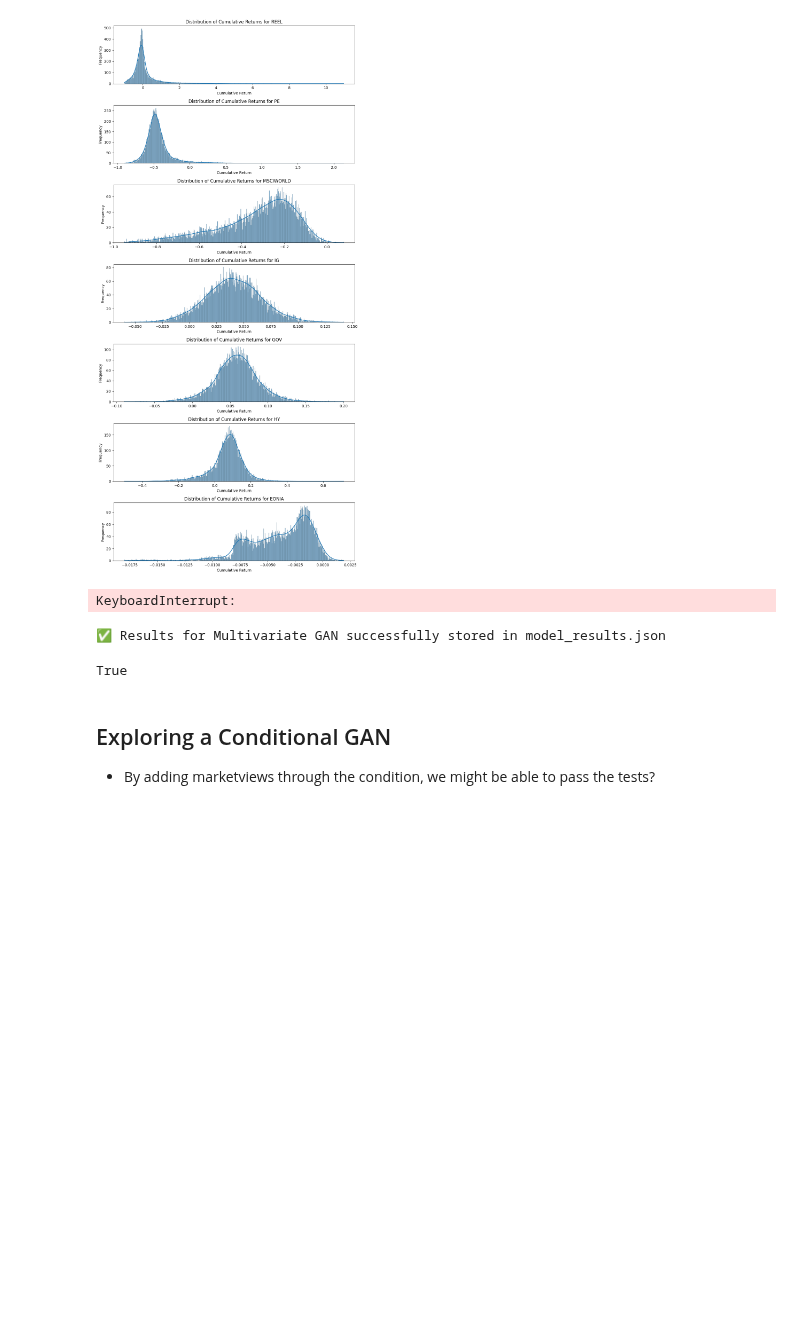
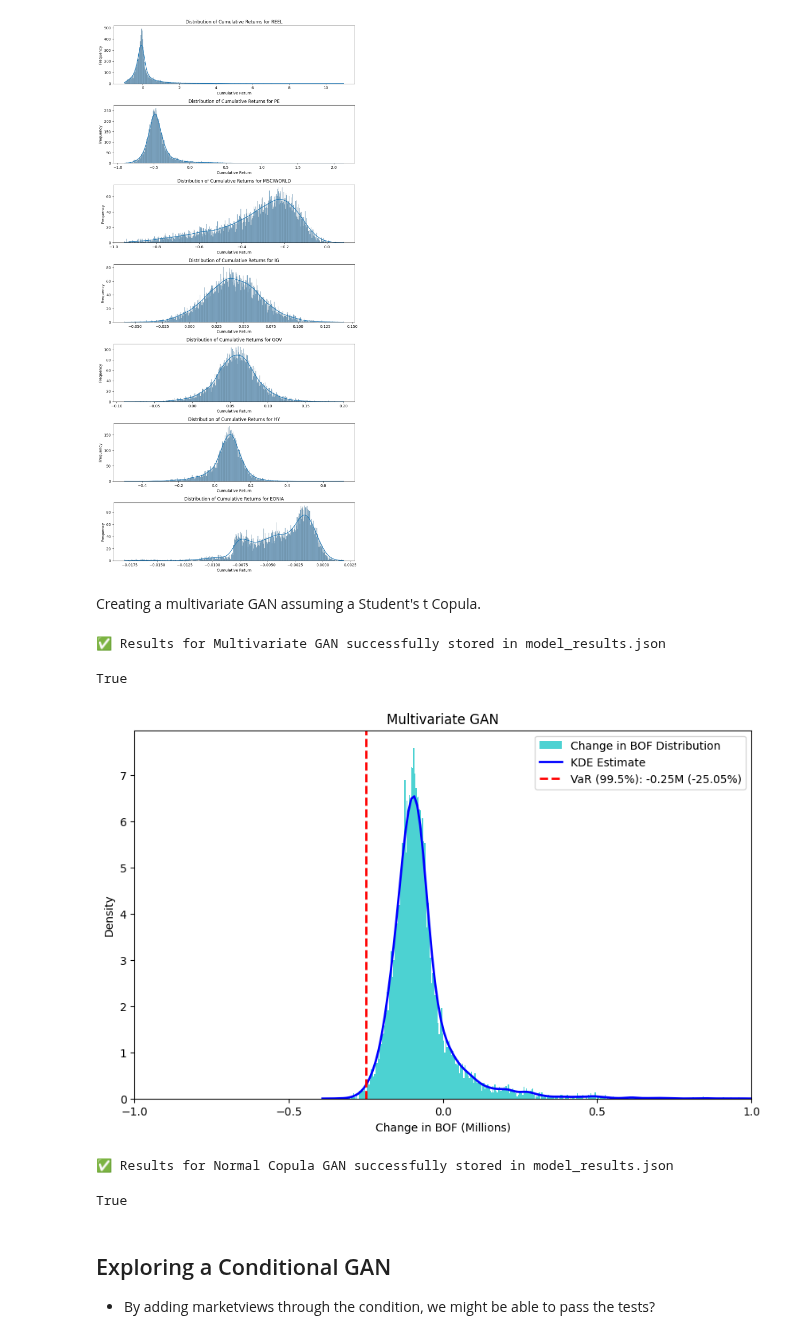
Before and after one commit to nickaskari/master-thesis, a Jupyter notebook: model_comparisons.ipynb, the cells around one changed output. Saved outputs shown, nothing was run; the diff lists cells and outputs as text; code cells hidden in the pictures; blank space fills up the shorter version.

Commit message:
normalcopula

```diff
--- a/model_comparisons.ipynb
+++ b/model_comparisons.ipynb
@@ -245,8 +246,10 @@ plt.tight_layout()
 plt.show()
 # %% [output]
 [figure]
+# %% [markdown]
+Creating a multivariate GAN assuming a Student's t Copula.
 # %%
-multi_gan = CopulaGAN(
+multi_gan = StudentsCopulaGAN(
     gan_samples=gan_samples,
     weights=weights
 )
@@ -254,6 +257,4 @@ multi_gan = CopulaGAN(
 dist_multi_gan, scr_multi_gan = multi_gan.calculate_distribution_and_scr()
 
 plot_bof_var(dist_multi_gan, scr_multi_gan, "Multivariate GAN", bof_0)
-# %% [output]
-KeyboardInterrupt:
 # %%
@@ -261,6 +262,22 @@ save_results(model_name="Multivariate GAN", distribution=dist_multi_gan, scr=scr
 # %% [output]
 ✅ Results for Multivariate GAN successfully stored in model_results.json
 True
+# %%
+normal_multi_gan = CopulaGANNormal(
+    gan_samples=gan_samples,
+    weights=weights
+)
+
+dist_normal_gan, scr_normal_gan = normal_multi_gan.calculate_distribution_and_scr()
+
+plot_bof_var(dist_normal_gan, scr_normal_gan, "Normal Copula GAN", bof_0)
+# %% [output]
+[figure, added]
+# %%
+save_results(model_name="Normal Copula GAN", distribution=dist_normal_gan, scr=scr_normal_gan, weights=weights, overwrite=False)
+# %% [output]
+✅ Results for Normal Copula GAN successfully stored in model_results.json
+True
 # %% [markdown]
 ## Exploring a Conditional GAN
  - By adding marketviews through the condition, we might be able to pass the tests?
```
Also changed, not shown: parts of 4 cells of this notebook, 3 other files.
